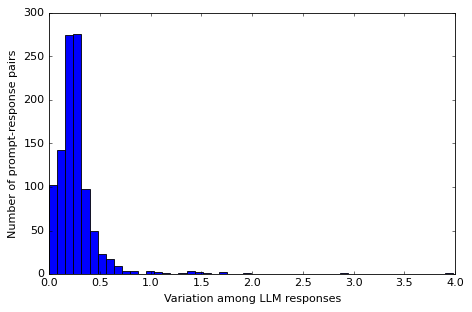
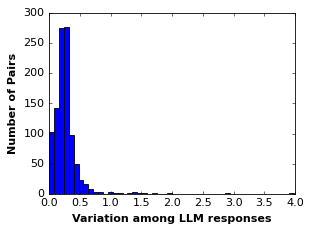
Unified diff of the notebook cell whose output changed from the first chart to the second:
--- before
+++ after
@@ -1,8 +1,11 @@
 
+plt.figure(figsize=(4, 3))
 plt.hist(sigma, bins=50, edgecolor='black')  # bins=10 is default, can adjust as needed
-plt.xlabel('Variation among LLM responses')
-plt.ylabel('Number of prompt-response pairs')
+plt.xlabel('Variation among LLM responses', fontweight="bold")
+plt.ylabel('Number of Pairs', fontweight="bold")
 plt.title('')
+# plt.xticks(fontsize=12)
+# plt.yticks(fontsize=12)
 plt.tight_layout()
-plt.savefig(f"./outputs/histograms/population_variance of {models[0]} on { data_attributes[0]}.pdf", format="pdf", dpi=1200, bbox_inches=0)
+plt.savefig(f"./outputs/histograms/asthetic/population_variance of {models[0]} on { data_attributes[0]}.pdf", format="pdf", dpi=1200, bbox_inches=0)
 plt.show()

Commit: This was used to create the plots in the main paper.